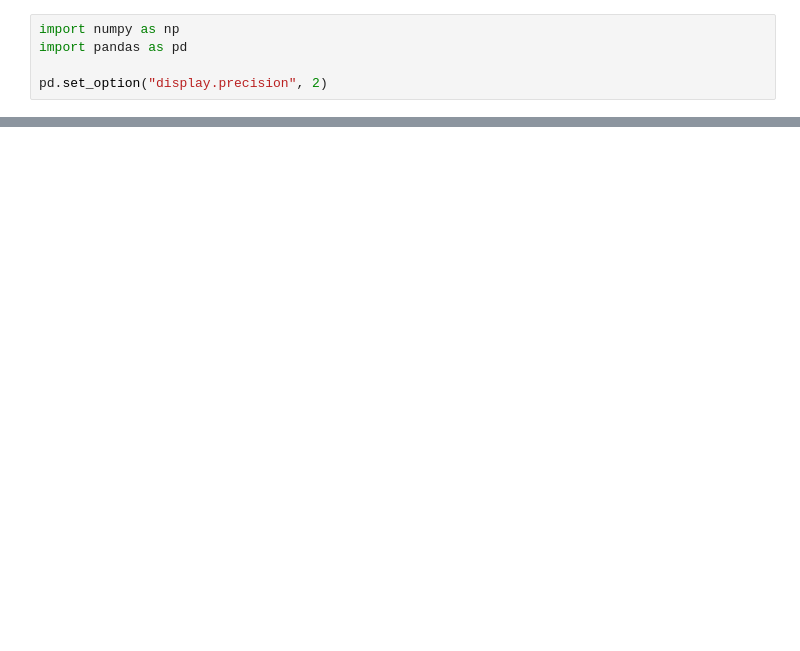
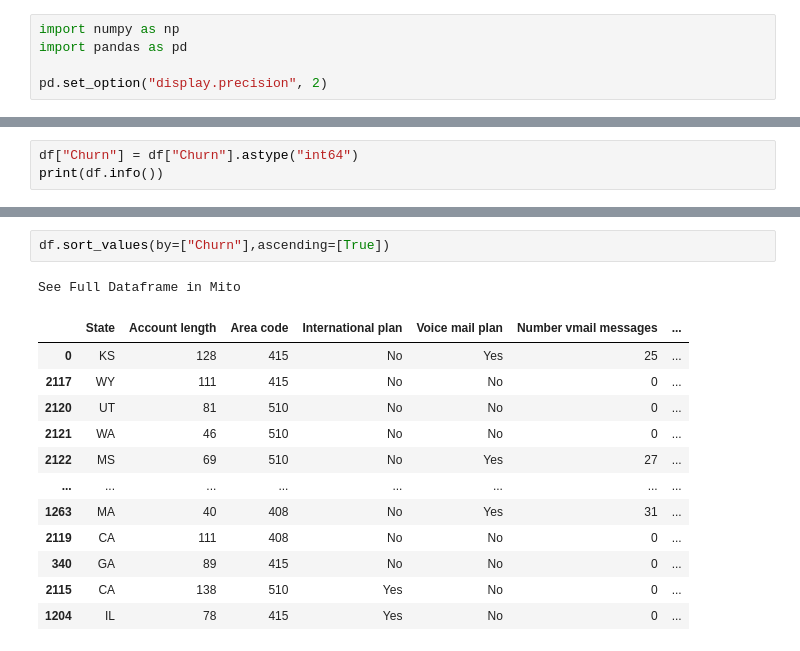
Before and after one commit to kulikofff/MLCourseAI, a Jupyter notebook: Topic 1/Pandas.ipynb, the cells around one changed output, grey strips where cells are left out. Drawn from its saved outputs; the diff is of its cells as text; blank space fills up the shorter version.

```diff
--- a/Topic 1/Pandas.ipynb
+++ b/Topic 1/Pandas.ipynb
@@ -17,0 +57,3 @@ See Full Dataframe in Mito
+# %%
+df["Churn"] = df["Churn"].astype("int64")
+print(df.info())
@@ -17,0 +158,16 @@ See Full Dataframe in Mito
+# %%
+df.sort_values(by=["Churn"],ascending=[True])
+# %% [output]
+See Full Dataframe in Mito
+|  | State | Account length | Area code | International plan | Voice mail plan | Number vmail messages | ... |
+| 0 | KS | 128 | 415 | No | Yes | 25 | ... |
+| 2117 | WY | 111 | 415 | No | No | 0 | ... |
+| 2120 | UT | 81 | 510 | No | No | 0 | ... |
+| 2121 | WA | 46 | 510 | No | No | 0 | ... |
+| 2122 | MS | 69 | 510 | No | Yes | 27 | ... |
+| ... | ... | ... | ... | ... | ... | ... | ... |
+| 1263 | MA | 40 | 408 | No | Yes | 31 | ... |
+| 2119 | CA | 111 | 408 | No | No | 0 | ... |
+| 340 | GA | 89 | 415 | No | No | 0 | ... |
+| 2115 | CA | 138 | 510 | Yes | No | 0 | ... |
+| 1204 | IL | 78 | 415 | Yes | No | 0 | ... |
```
Also changed, not shown: parts of 25 cells of this notebook.
